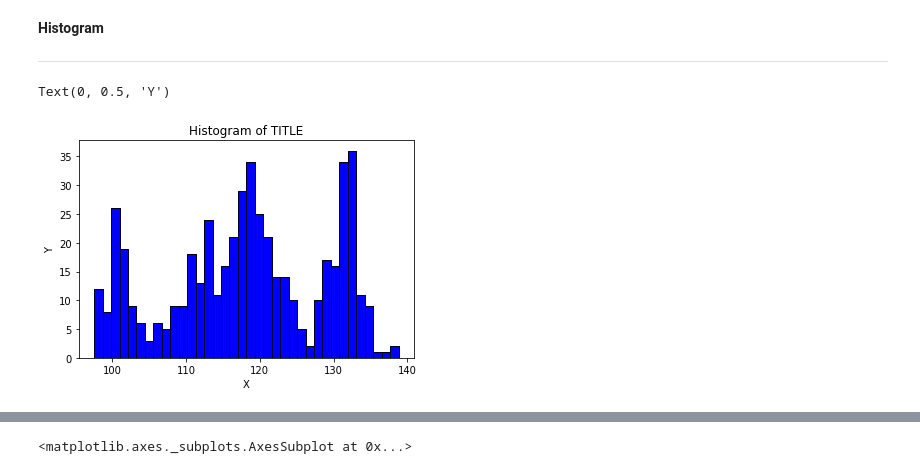
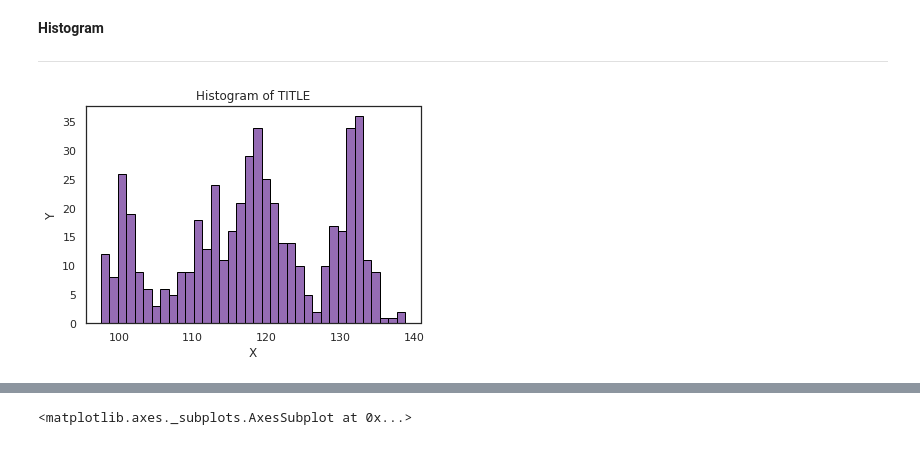
Before and after one commit to hatkanchana/FinanceCBSL, a Jupyter notebook: Colab's_New_Code_Editor.ipynb, the cells around one changed output, grey strips where cells are left out. Drawn from its saved outputs; the diff is of its cells as text; code cells hidden in the pictures.

```diff
--- a/Colab's_New_Code_Editor.ipynb
+++ b/Colab's_New_Code_Editor.ipynb
@@ -191,20 +191,16 @@ df.head()
 # %%
 # Import the libraries
 import matplotlib.pyplot as plt
 import seaborn as sns
 
 # matplotlib histogram
-plt.hist(df['up'], color = 'blue', edgecolor = 'black',
+plt.hist(df['up'], color = 'm', edgecolor = 'black',
          bins = int(180/5))
 
-# seaborn histogram
-sns.distplot(df['up'], hist=True, kde=False,
-             bins=int(180/5), color = 'blue',
-             hist_kws={'edgecolor':'black'})
 # Add labels
 plt.title('Histogram of TITLE')
 plt.xlabel('X')
 plt.ylabel('Y')
+plt.show()
 # %% [output]
-Text(0, 0.5, 'Y')
-[figure, old version]
+[figure, new version]
```
Also changed, not shown: parts of 3 cells of this notebook.
